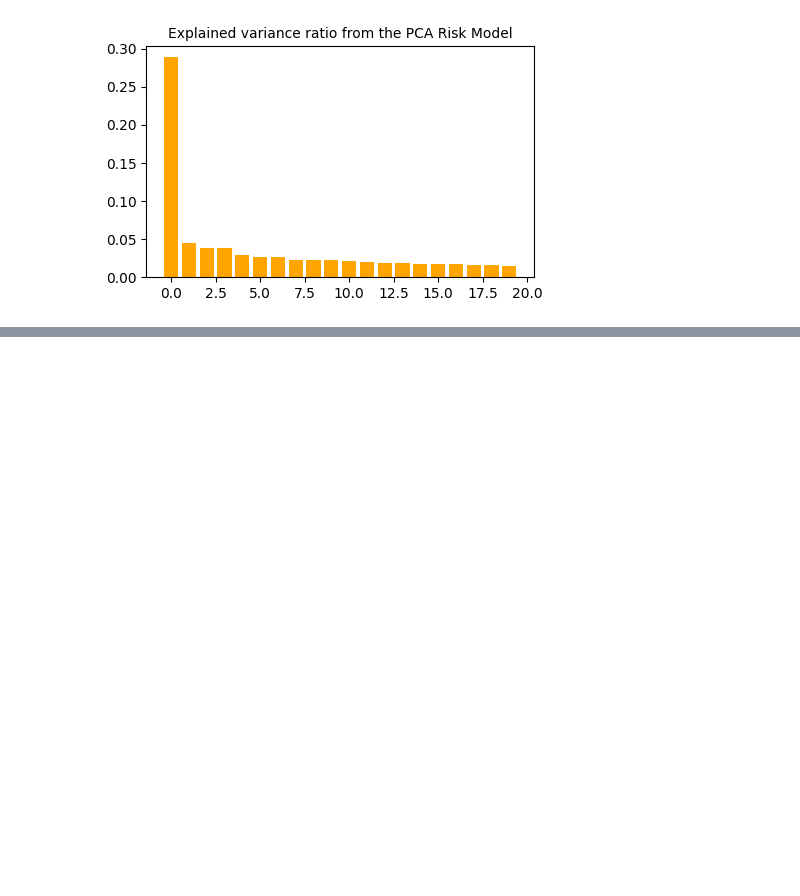
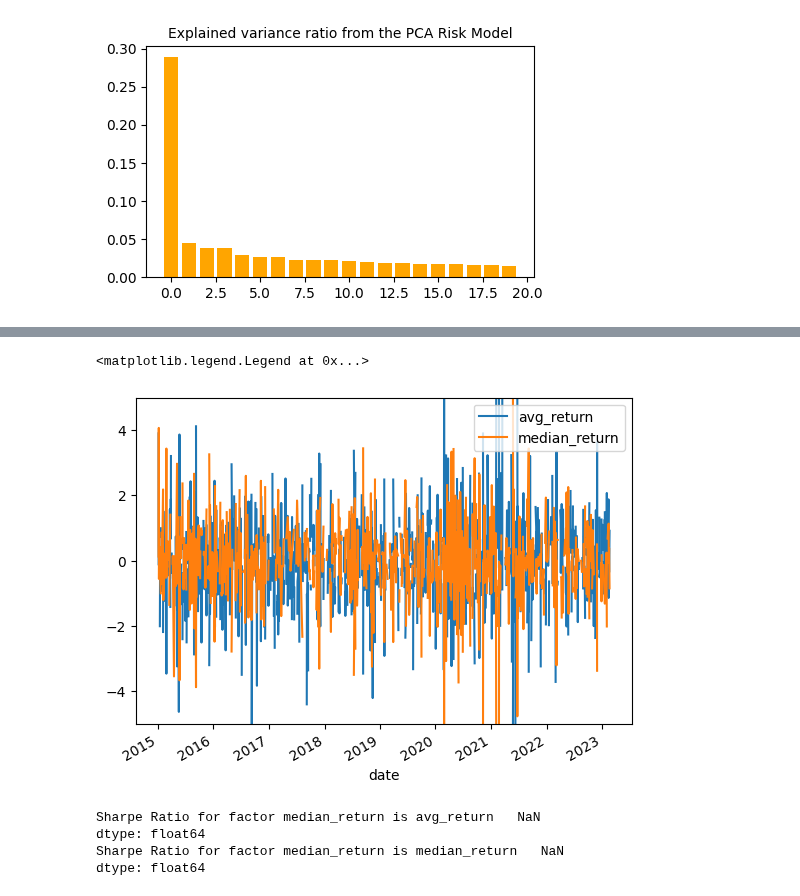
Before and after one commit to pasinsiri/quant-investment, a Jupyter notebook: alpha_factor.ipynb, the cells around one changed output, grey strips where cells are left out. Cells and saved outputs as stored; diff of their text form; code cells hidden in the pictures; blank space fills up the shorter version.

Commit message:
combine alphalens and evaluate alpha factors

```diff
--- a/alpha_factor.ipynb
+++ b/alpha_factor.ipynb
@@ -278,7 +280,7 @@ factor_exposure_df
 res = []
 for ticker in test_tickers:
     ticker_exposure = factor_exposure_df.loc[ticker]
-    ticker_common_return_df = (factor_df * ticker_exposure).sum(axis = 1)
+    ticker_common_return_df = (factor_return_df * ticker_exposure).sum(axis = 1)
     res.append(ticker_common_return_df)
 # common_return_df = pd.DataFrame(res, columns = return_dates, index = factor_exposure_df.index).T
 common_return_df = pd.DataFrame(res).T
@@ -480,0 +475,20 @@ x.shape
+# %%
+# calculate factor return for each factor and each ticker
+factor_return_by_ticker_df = pd.DataFrame()
+for ticker in test_tickers:
+    ticker_exposure = factor_exposure_df.loc[ticker]
+    ticker_common_return_df = factor_return_df * ticker_exposure
+    ticker_common_return_df['ticker'] = ticker
+    factor_return_by_ticker_df = pd.concat([factor_return_by_ticker_df, ticker_common_return_df])
+
+factor_return_by_ticker_df = factor_return_by_ticker_df.reset_index().set_index(['date', 'ticker'])
+# %%
+factor_data_dict = dict()
+for factor in factor_names:
+    print(f'Formatting factor data for {factor}')
+    factor_data_dict[factor] = al.utils.get_clean_factor_and_forward_returns(
+        factor = factor_return_by_ticker_df[factor],
+        prices = daily_return_df[test_tickers],
+        periods = [1],
+        max_loss = 0.5
+    )
@@ -480,0 +518,6 @@ x.shape
+# %%
+factor_return_list = []
+for factor in factor_names:
+    factor_return = al.performance.factor_returns(factor_data_dict[factor])
+    factor_return.columns = [factor]
+    factor_return_list.append(factor_return)
@@ -480,0 +541,8 @@ x.shape
+# %%
+factor_return_list[0]['avg_return'].plot()
+factor_return_list[1]['median_return'].plot()
+plt.ylim([-5, 5])
+plt.legend()
+# %% [output]
+<matplotlib.legend.Legend at 0x...>
+[figure, added]
@@ -480,0 +562,9 @@ x.shape
+# %%
+for factor_return in factor_return_list:
+    sharpe = sharpe_ratio(factor_return)
+    print(f'Sharpe Ratio for factor {factor} is {sharpe}')
+# %% [output]
+Sharpe Ratio for factor median_return is avg_return   NaN
+dtype: float64
+Sharpe Ratio for factor median_return is median_return   NaN
+dtype: float64
```
Also changed, not shown: parts of 18 cells of this notebook.
